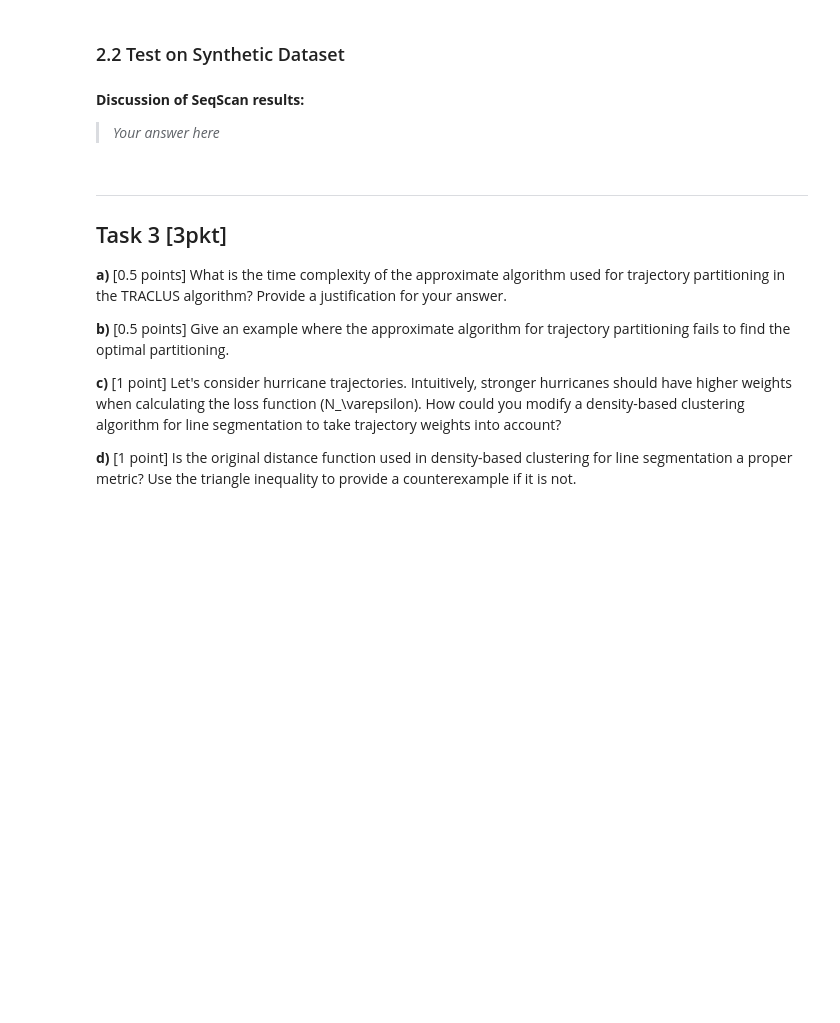
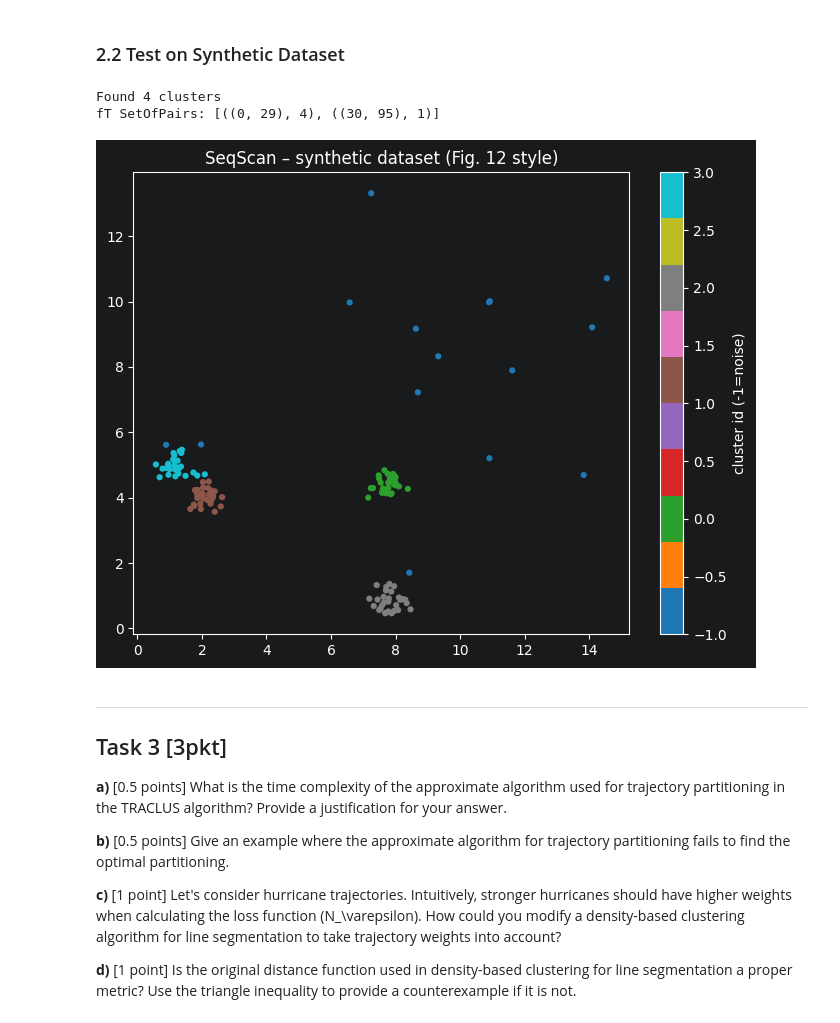
Before and after one commit to rektyyy/Artificial-Intelligence, a Jupyter notebook: Semester2/AdvancedDataMining/9/Assignment9.ipynb, the cells around one changed output. Cells and saved outputs as stored; diff of their text form; code cells hidden in the pictures; blank space fills up the shorter version.

```diff
--- a/Semester2/AdvancedDataMining/9/Assignment9.ipynb
+++ b/Semester2/AdvancedDataMining/9/Assignment9.ipynb
@@ -454,36 +615,44 @@ plt.show()
 # %%
-# --- Option B: synthetic dataset inspired by Figure 12 of the paper ---
 rng = np.random.default_rng(42)
 
 def make_synthetic_sequence(n_clusters=4, cluster_size=30, noise_frac=0.1, spread=0.3, gap=3.0):
     points = []
     t = 0.0
     for _ in range(n_clusters):
         center = rng.uniform(0, 10, size=2)
         cluster_pts = center + rng.normal(0, spread, size=(cluster_size, 2))
         # order within cluster by arc-length approximation
         order = np.argsort(cluster_pts[:, 0])
         points.extend(cluster_pts[order].tolist())
         # add gap (noise) between clusters
         n_noise = int(cluster_size * noise_frac)
         noise_pts = center + rng.uniform(gap, gap * 3, size=(n_noise, 2))
         points.extend(noise_pts.tolist())
     return [tuple(p) for p in points]
 
 
 synth_seq = make_synthetic_sequence()
-labels_synth = seqscan(synth_seq, eps=0.5, min_pts=5)
+clusters_synth = seqscan(synth_seq, eps=0.5, K=5, delta=0)
+
+labels_synth = [-1] * len(synth_seq)
+for cid, cluster in enumerate(clusters_synth):
+    for idx in cluster:
+        labels_synth[idx] = cid
+
+print(f"Found {len(clusters_synth)} clusters")
+pairs_synth = fT(synth_seq, eps=0.5, K=5, step=1)
+print("fT SetOfPairs:", pairs_synth)
 
 xs, ys = zip(*synth_seq)
 plt.figure(figsize=(8, 6))
-plt.scatter(xs, ys, c=labels_synth, cmap="tab10", s=20, edgecolors="none")
+plt.scatter(xs, ys, c=labels_synth, cmap="tab10", s=20, edgecolors="none", vmin=-1)
 plt.title("SeqScan – synthetic dataset (Fig. 12 style)")
 plt.colorbar(label="cluster id (-1=noise)")
 plt.show()
+# %% [output]
+Found 4 clusters
+fT SetOfPairs: [((0, 29), 4), ((30, 95), 1)]
+[figure, added]
-# %% [markdown]
-**Discussion of SeqScan results:**
-
-> *Your answer here*
 # %% [markdown]
 ---
 ## Task 3 [3pkt]
```
Also changed, not shown: parts of 23 cells of this notebook, 1 other file.
